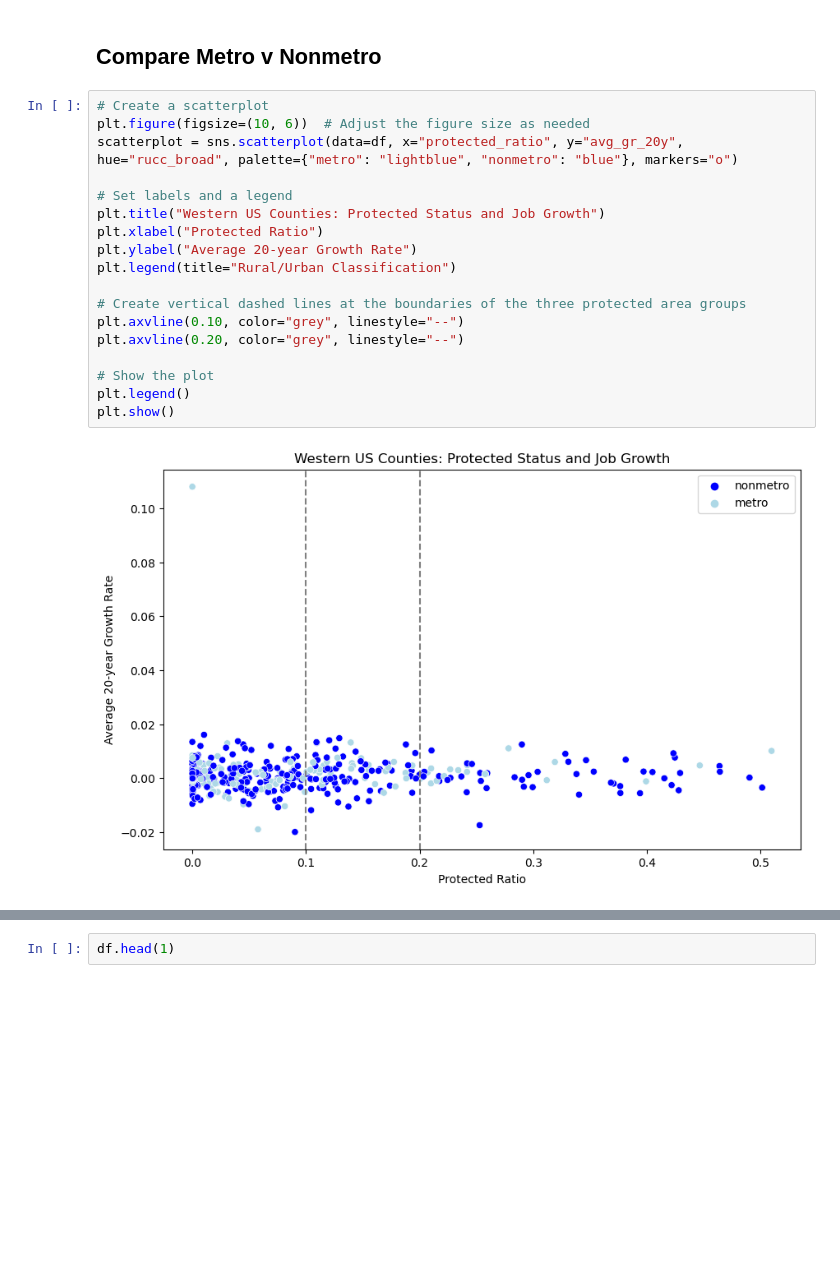
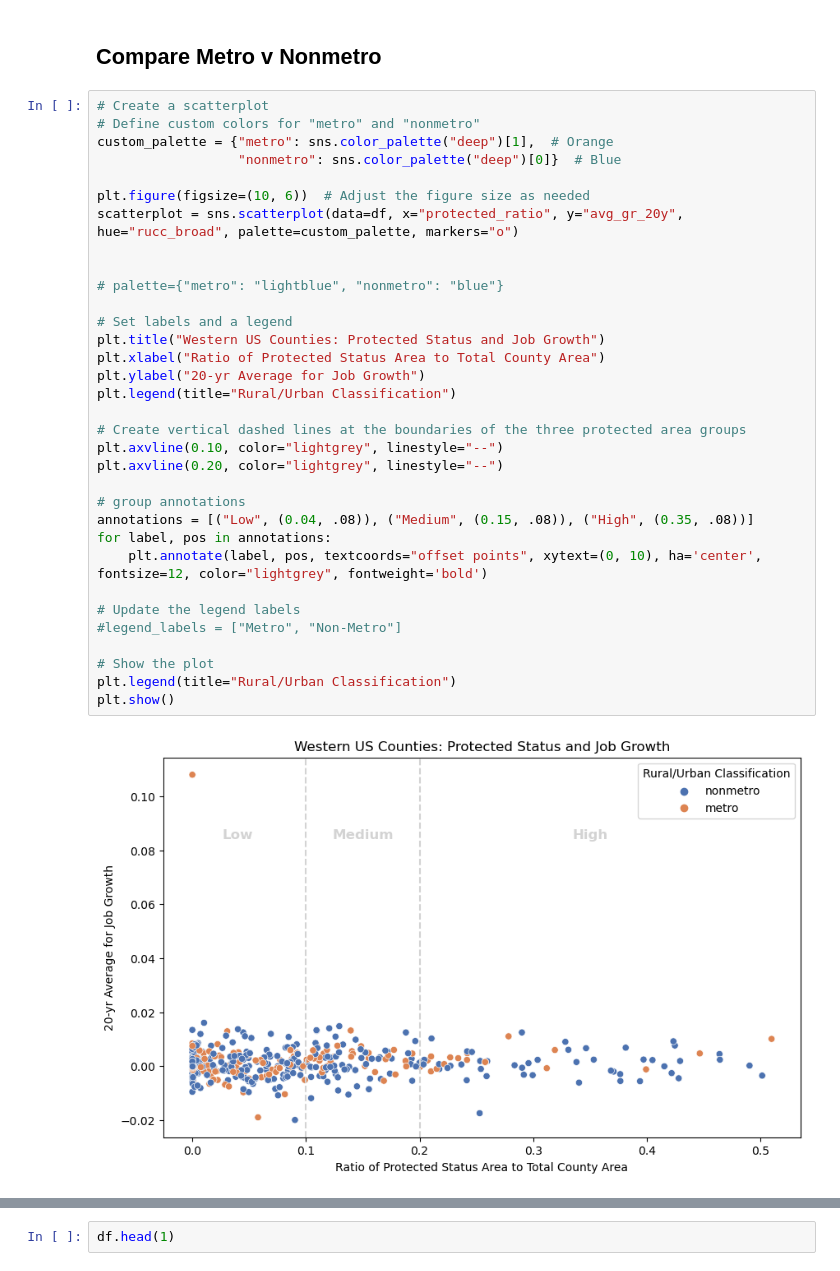
Before and after one commit to natebendermontana/western_protected_areas, a Jupyter notebook: 4_Analysis_trends.ipynb, the cells around one changed output, grey strips where cells are left out. Saved outputs shown, nothing was run; the diff lists cells and outputs as text; blank space fills up the shorter version.

```diff
--- a/4_Analysis_trends.ipynb
+++ b/4_Analysis_trends.ipynb
@@ -48,24 +49,39 @@ df.sort_values(by='avg_gr_20y', ascending=False).head(2)
 ## Compare Metro v Nonmetro
 # %%
 # Create a scatterplot
+# Define custom colors for "metro" and "nonmetro"
+custom_palette = {"metro": sns.color_palette("deep")[1],  # Orange
+                  "nonmetro": sns.color_palette("deep")[0]}  # Blue
+
 plt.figure(figsize=(10, 6))  # Adjust the figure size as needed
-scatterplot = sns.scatterplot(data=df, x="protected_ratio", y="avg_gr_20y", hue="rucc_broad", palette={"metro": "lightblue", "nonmetro": "blue"}, markers="o")
+scatterplot = sns.scatterplot(data=df, x="protected_ratio", y="avg_gr_20y", hue="rucc_broad", palette=custom_palette, markers="o")
+
+
+# palette={"metro": "lightblue", "nonmetro": "blue"}
 
 # Set labels and a legend
 plt.title("Western US Counties: Protected Status and Job Growth")
-plt.xlabel("Protected Ratio")
-plt.ylabel("Average 20-year Growth Rate")
+plt.xlabel("Ratio of Protected Status Area to Total County Area")
+plt.ylabel("20-yr Average for Job Growth")
 plt.legend(title="Rural/Urban Classification")
 
 # Create vertical dashed lines at the boundaries of the three protected area groups
-plt.axvline(0.10, color="grey", linestyle="--")
-plt.axvline(0.20, color="grey", linestyle="--")
+plt.axvline(0.10, color="lightgrey", linestyle="--")
+plt.axvline(0.20, color="lightgrey", linestyle="--")
+
+# group annotations
+annotations = [("Low", (0.04, .08)), ("Medium", (0.15, .08)), ("High", (0.35, .08))]
+for label, pos in annotations:
+    plt.annotate(label, pos, textcoords="offset points", xytext=(0, 10), ha='center', fontsize=12, color="lightgrey", fontweight='bold')
+
+# Update the legend labels
+#legend_labels = ["Metro", "Non-Metro"]
 
 # Show the plot
-plt.legend()
+plt.legend(title="Rural/Urban Classification")
 plt.show()
 # %% [output]
-[figure, old version]
+[figure, new version]
 # %%
 # Create the "group" column for both "metro" and "nonmetro" counties
 df['group'] = pd.cut(df['protected_ratio'], bins=[0, 0.10, 0.20, 1.0], labels=["0-10%", "11-20%", "21%+"])
```
Also changed, not shown: parts of 2 cells of this notebook, 1 other file.
